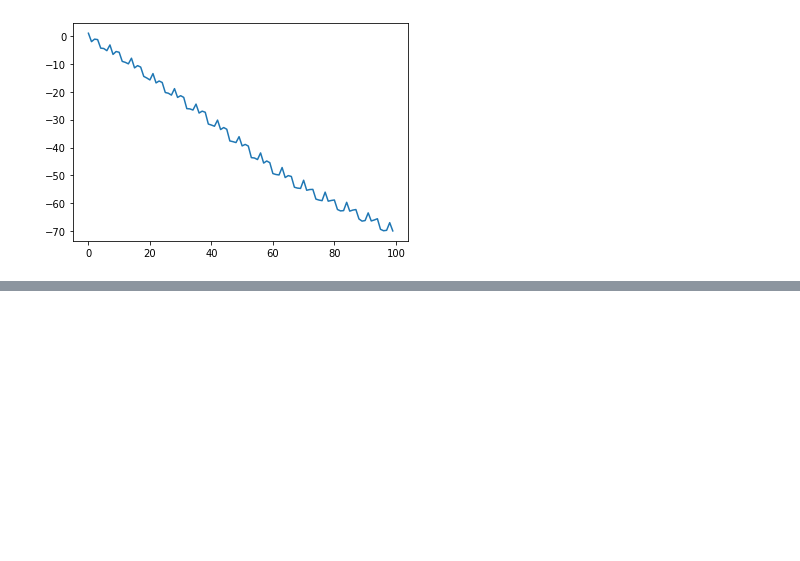
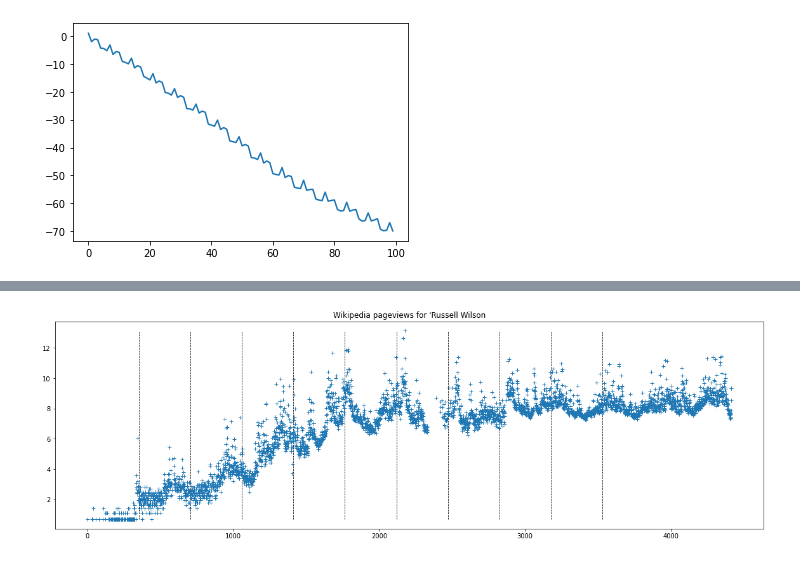
Before and after one commit to kaijennissen/fbprophet, a Jupyter notebook: notebooks/0_Structural_Time_Series.ipynb, the cells around one changed output, grey strips where cells are left out. Cells and saved outputs as stored; diff of their text form; code cells hidden in the pictures; blank space fills up the shorter version.

```diff
--- a/notebooks/0_Structural_Time_Series.ipynb
+++ b/notebooks/0_Structural_Time_Series.ipynb
@@ -601,0 +604,5 @@ plt.plot(y)
+# %%
+df = pd.read_csv('data/rw_trend.csv')
+df = df.rename({'views':'y', 'date':'ds'}, axis='columns')
+# Make sure we work with datetime types
+df['ds'] = pd.to_datetime(df['ds'])
@@ -601,0 +620,4 @@ plt.plot(y)
+# %%
+# Scale the data
+df['t'] = (df['ds'] - df['ds'].min()).dt.days
+df.head()
@@ -601,0 +631,14 @@ plt.plot(y)
+# %%
+t = df['t'].ravel()
+ys = df['y'].ravel()
+n_changepoints = 10
+changepoint_range = 0.8
+s = np.linspace(0, changepoint_range * np.max(t), n_changepoints + 1)[1:]
+
+fig, axes = plt.subplots(1, figsize=(20, 6))
+axes.plot(t, ys, '+')
+axes.vlines(s, min(ys), max(ys), lw=0.8, linestyles='--')
+axes.set_title(label="Wikipedia pageviews for 'Russell Wilson")
+plt.show()
+# %% [output]
+[figure, added]
```
Also changed, not shown: parts of 26 cells of this notebook, 10 other files.
